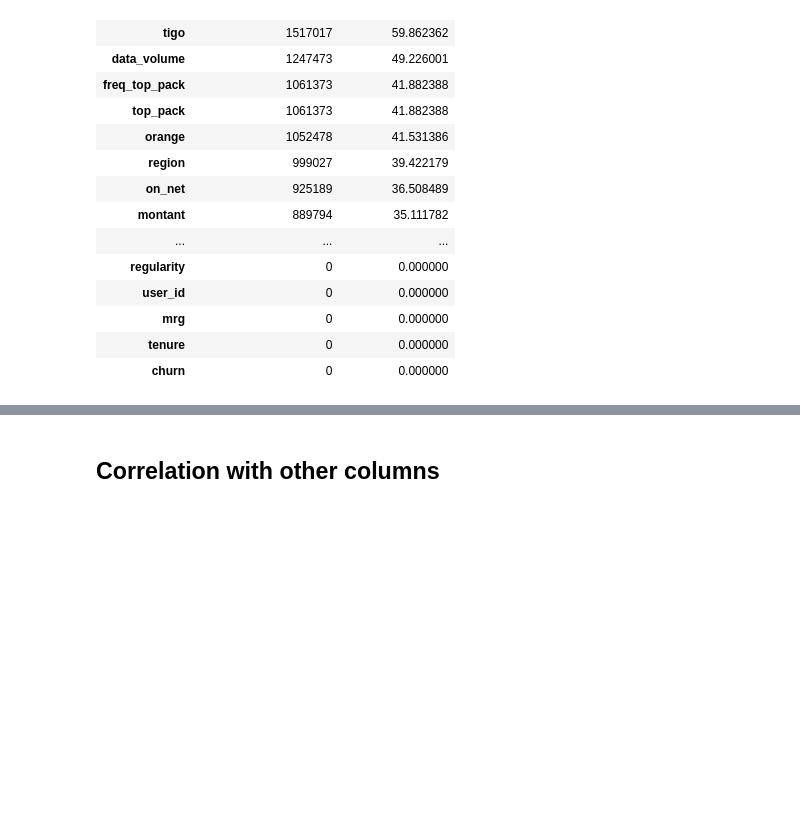
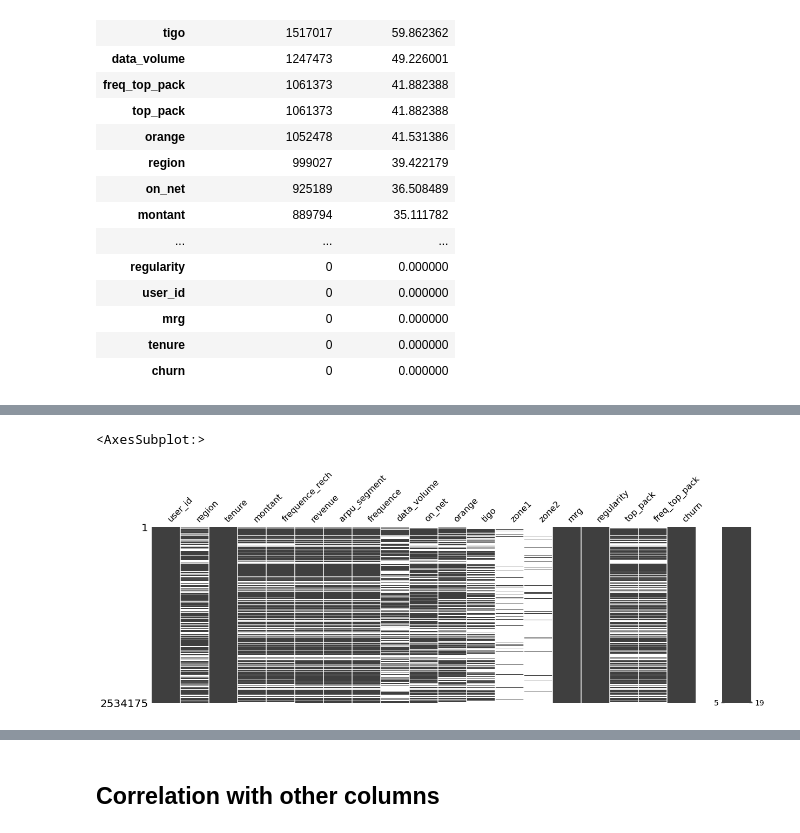
Before and after one commit to loopiiu/DSP2_Endterm, a Jupyter notebook: notebook/dsp2_endterm.ipynb, the cells around one changed output, grey strips where cells are left out. Cells and saved outputs as stored; diff of their text form; code cells hidden in the pictures; blank space fills up the shorter version.

```diff
--- a/notebook/dsp2_endterm.ipynb
+++ b/notebook/dsp2_endterm.ipynb
@@ -192,0 +203,7 @@ data.drop(columns=['zone1', 'zone2', 'user_id'], axis=1, inplace=True)
+# %%
+import missingno as mno
+
+mno.matrix(data, figsize = (20, 6))
+# %% [output]
+<AxesSubplot:>
+[figure, added]
```
Also changed, not shown: parts of 127 cells of this notebook.
